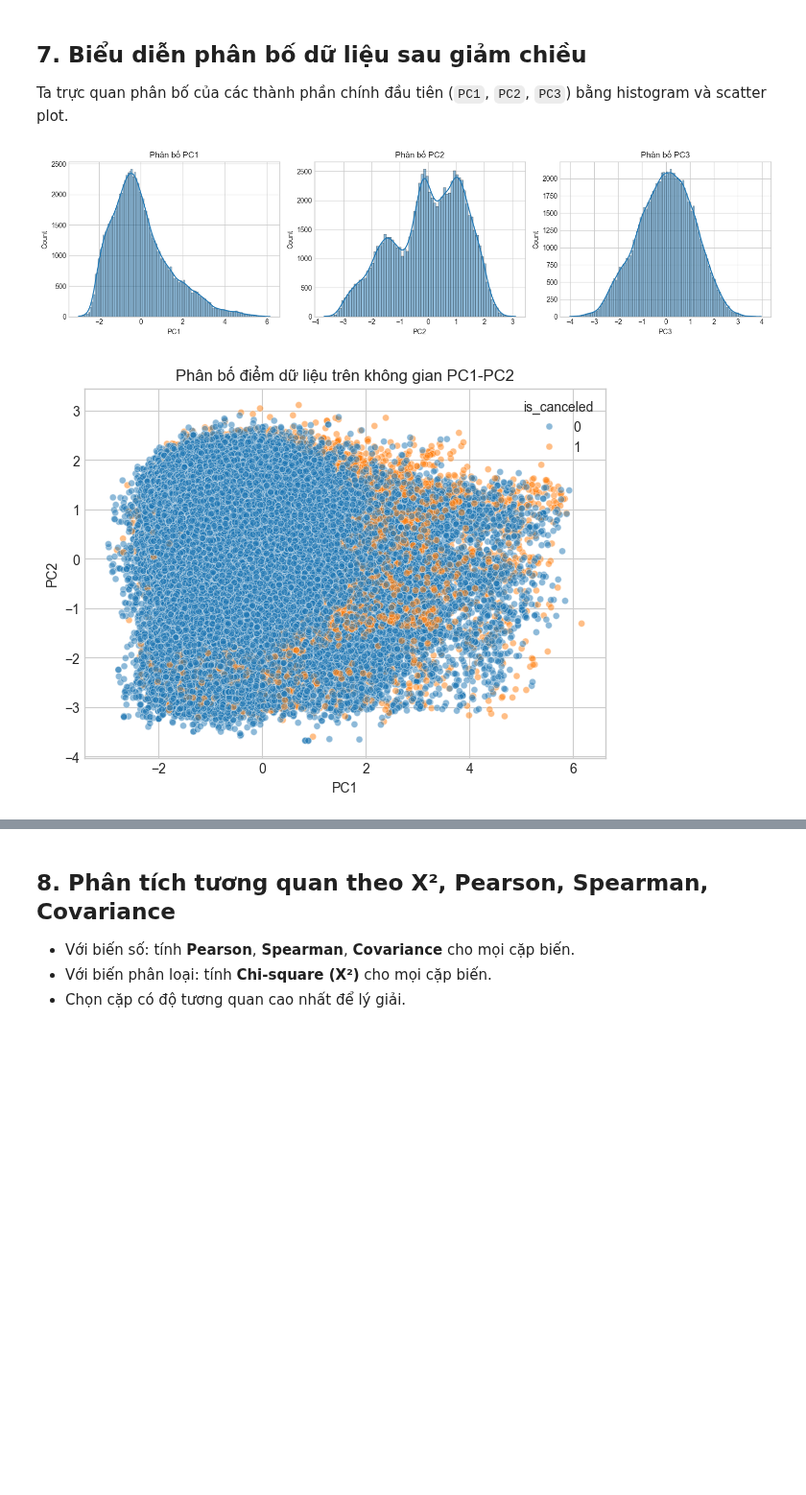
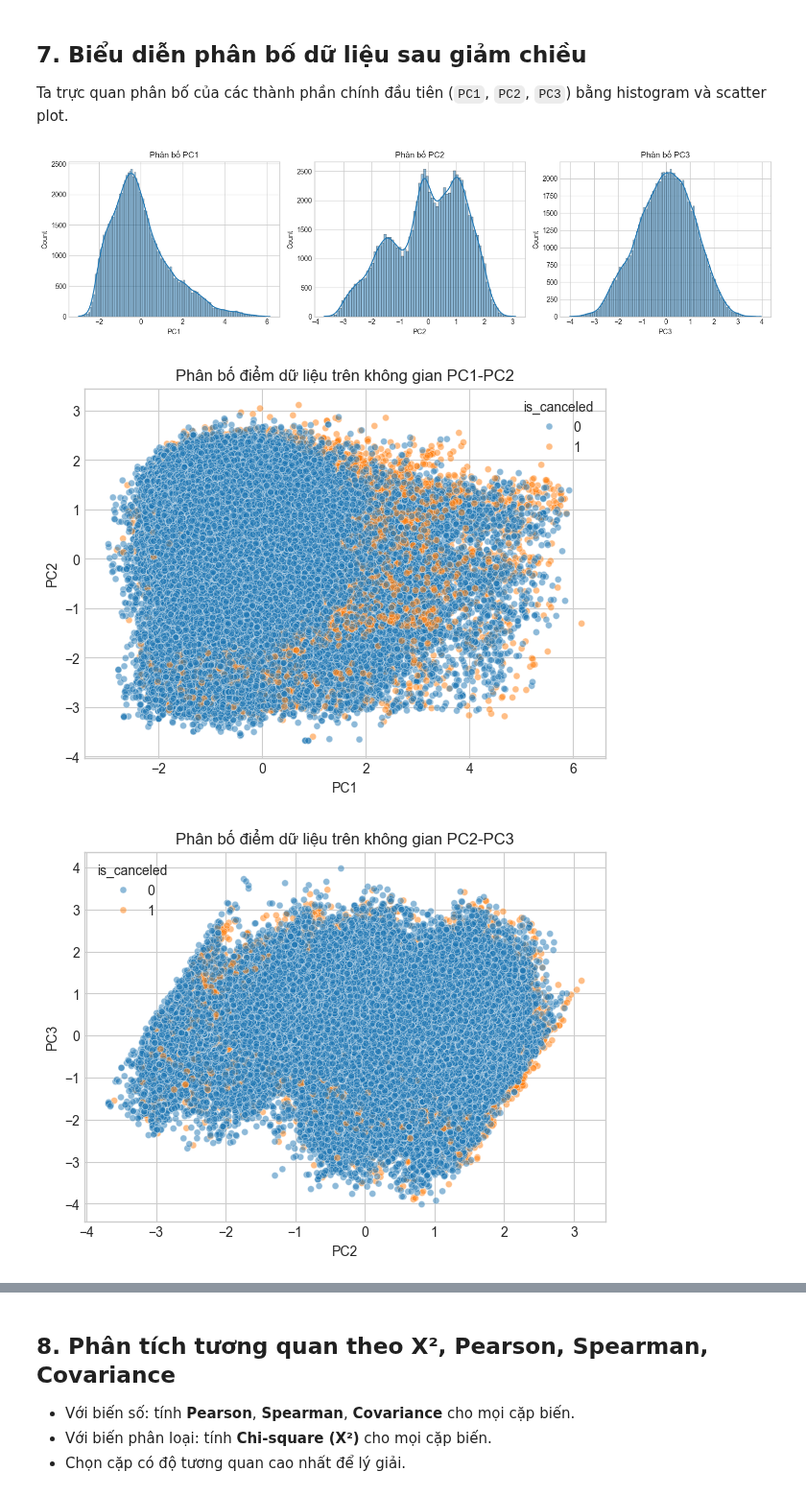
Before and after one commit to trongjhuongwr/Data_Mining_Labs, a Jupyter notebook: Lab2/lab2.ipynb, the cells around one changed output, grey strips where cells are left out. Shown at 96% size. Saved outputs shown, nothing was run; the diff lists cells and outputs as text; code cells hidden in the pictures; blank space fills up the shorter version.

```diff
--- a/Lab2/lab2.ipynb
+++ b/Lab2/lab2.ipynb
@@ -200,10 +201,14 @@ preprocessor = ColumnTransformer(
 
 X_processed = preprocessor.fit_transform(X)
 n_original_dims = X_processed.shape[1]
-n_components = max(2, int(np.ceil(n_original_dims * 0.75)))
+n_components = max(2, int(np.ceil(n_original_dims * 0.70)))
 
 pca = PCA(n_components=n_components, random_state=42)
-X_pca = pca.fit_transform(X_processed.toarray() if hasattr(X_processed, "toarray") else X_processed)
+if sparse.issparse(X_processed):
+    X_dense = sparse.csr_matrix(X_processed).toarray()
+else:
+    X_dense = np.asarray(X_processed)
+X_pca = pca.fit_transform(X_dense)
 
 pca_cols = [f"PC{i+1}" for i in range(X_pca.shape[1])]
 df_pca = pd.DataFrame(X_pca, columns=pca_cols, index=df_denoised.index)
@@ -227,25 +232,35 @@ Ta trực quan phân bố của các thành phần chính đầu tiên (`PC1`, `
 # %%
 plot_cols = [c for c in ["PC1", "PC2", "PC3"] if c in df_pca.columns]
 
 fig, axes = plt.subplots(1, len(plot_cols), figsize=(5 * len(plot_cols), 4))
 if len(plot_cols) == 1:
     axes = [axes]
 
 for ax, col in zip(axes, plot_cols):
-    sns.histplot(df_pca[col], kde=True, ax=ax, color="#1f77b4")
+    sns.histplot(data=df_pca, x=col, kde=True, ax=ax, color="#1f77b4")
     ax.set_title(f"Phân bố {col}")
 
 plt.tight_layout()
 plt.show()
 
 if {"PC1", "PC2"}.issubset(df_pca.columns):
     plt.figure(figsize=(7, 5))
     if target_col and target_col in df_pca.columns:
         sns.scatterplot(data=df_pca, x="PC1", y="PC2", hue=target_col, alpha=0.5, s=25)
     else:
         sns.scatterplot(data=df_pca, x="PC1", y="PC2", alpha=0.5, s=25, color="#ff7f0e")
     plt.title("Phân bố điểm dữ liệu trên không gian PC1-PC2")
     plt.show()
+
+if {"PC2", "PC3"}.issubset(df_pca.columns):
+    plt.figure(figsize=(7, 5))
+    if target_col and target_col in df_pca.columns:
+        sns.scatterplot(data=df_pca, x="PC2", y="PC3", hue=target_col, alpha=0.5, s=25)
+    else:
+        sns.scatterplot(data=df_pca, x="PC2", y="PC3", alpha=0.5, s=25, color="#ff7f0e")
+    plt.title("Phân bố điểm dữ liệu trên không gian PC2-PC3")
+    plt.show()
 # %% [output]
 [figure]
 [figure]
+[figure, added]
```
Also changed, not shown: parts of 7 cells of this notebook.
